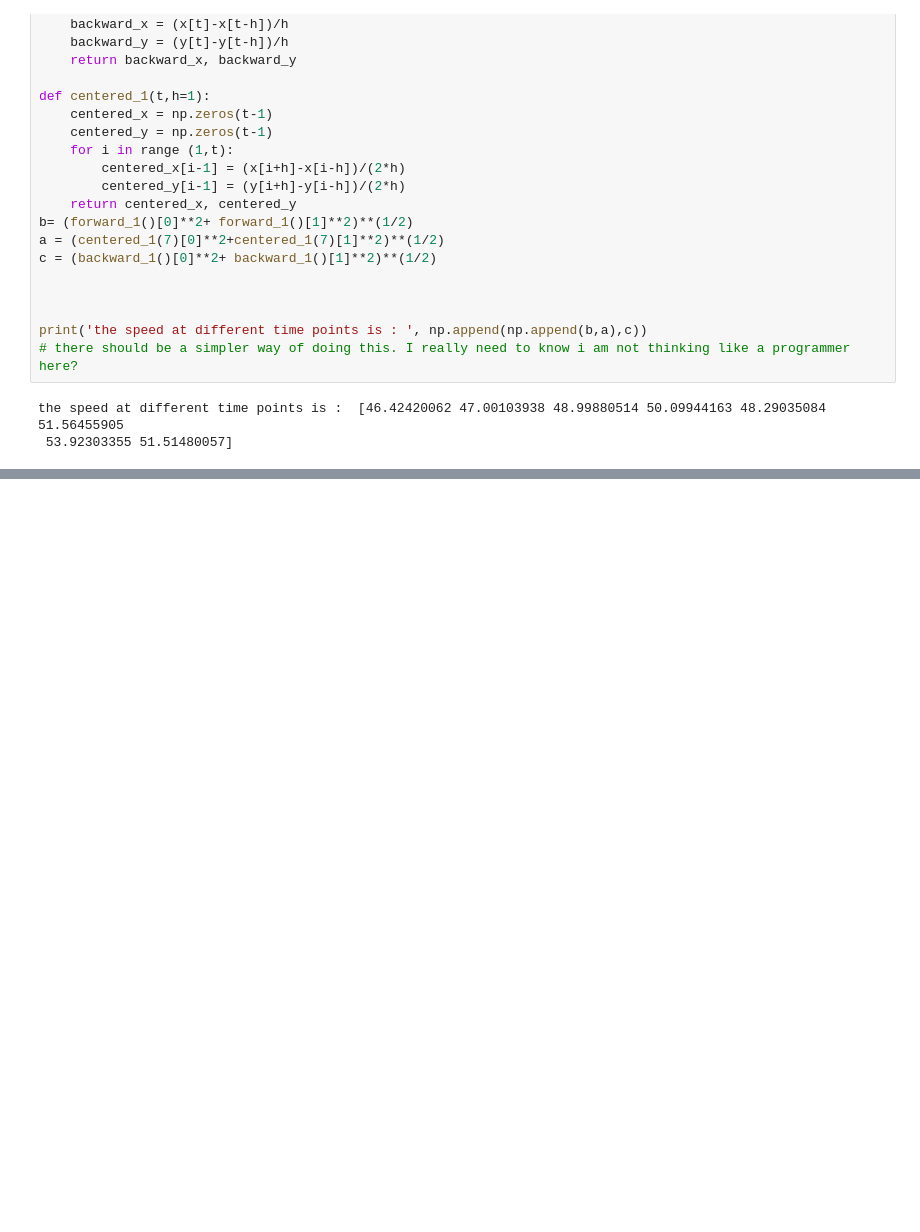
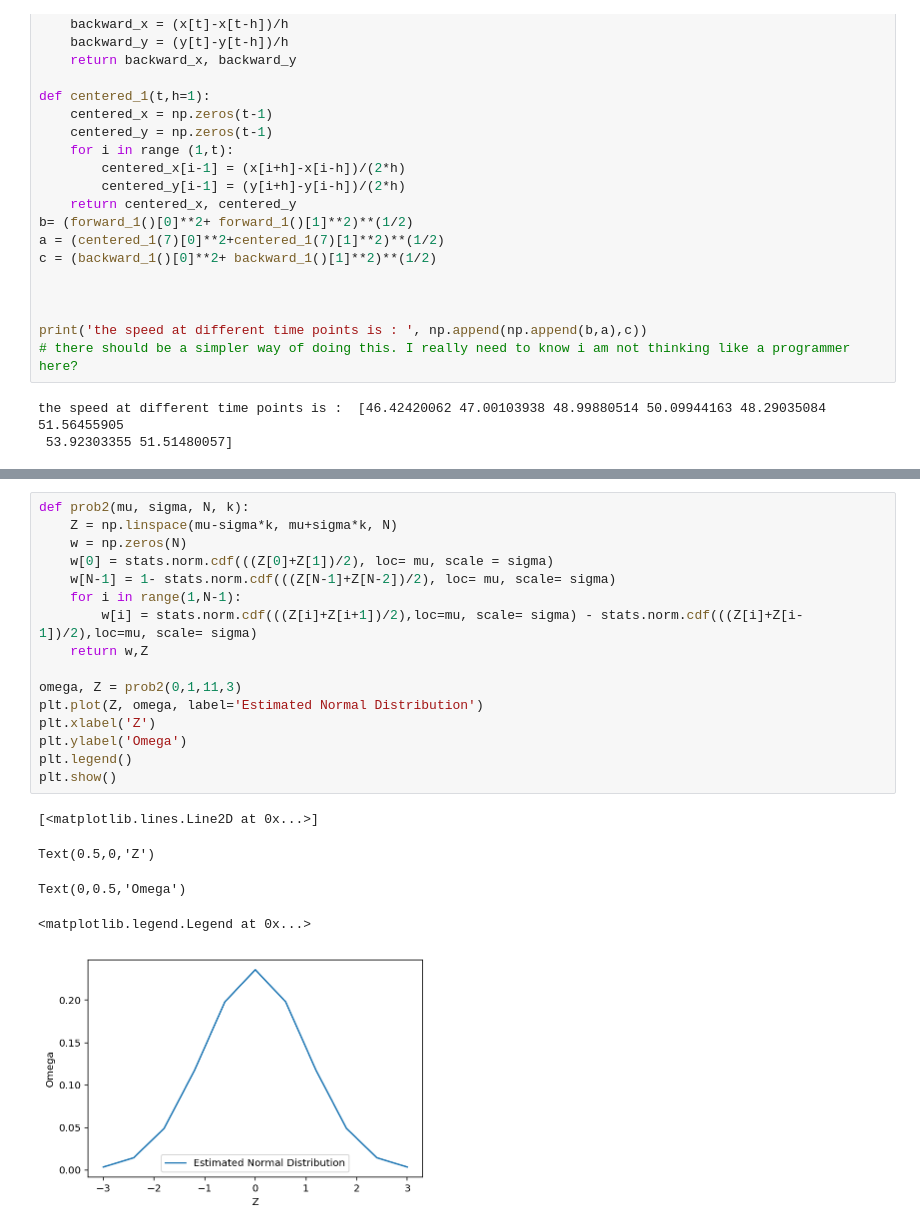
Before and after one commit to shekharkhetan/BootCamp2018, a Jupyter notebook: ProbSet6/Comp/CompProbSet6.ipynb, the cells around one changed output, grey strips where cells are left out. Saved outputs shown, nothing was run; the diff lists cells and outputs as text; blank space fills up the shorter version.

```diff
--- a/ProbSet6/Comp/CompProbSet6.ipynb
+++ b/ProbSet6/Comp/CompProbSet6.ipynb
@@ -174,0 +351,22 @@ the speed at different time points is :  [46.42420062 47.00103938 48.99880514 50
+# %%
+def prob2(mu, sigma, N, k):
+    Z = np.linspace(mu-sigma*k, mu+sigma*k, N)
+    w = np.zeros(N)
+    w[0] = stats.norm.cdf(((Z[0]+Z[1])/2), loc= mu, scale = sigma)
+    w[N-1] = 1- stats.norm.cdf(((Z[N-1]+Z[N-2])/2), loc= mu, scale= sigma)
+    for i in range(1,N-1):
+        w[i] = stats.norm.cdf(((Z[i]+Z[i+1])/2),loc=mu, scale= sigma) - stats.norm.cdf(((Z[i]+Z[i-1])/2),loc=mu, scale= sigma)
+    return w,Z
+
+omega, Z = prob2(0,1,11,3)
+plt.plot(Z, omega, label='Estimated Normal Distribution')
+plt.xlabel('Z')
+plt.ylabel('Omega')
+plt.legend()
+plt.show()
+# %% [output]
+[<matplotlib.lines.Line2D at 0x...>]
+Text(0.5,0,'Z')
+Text(0,0.5,'Omega')
+<matplotlib.legend.Legend at 0x...>
+[figure, added]
```
Also changed, not shown: parts of 37 cells of this notebook.
